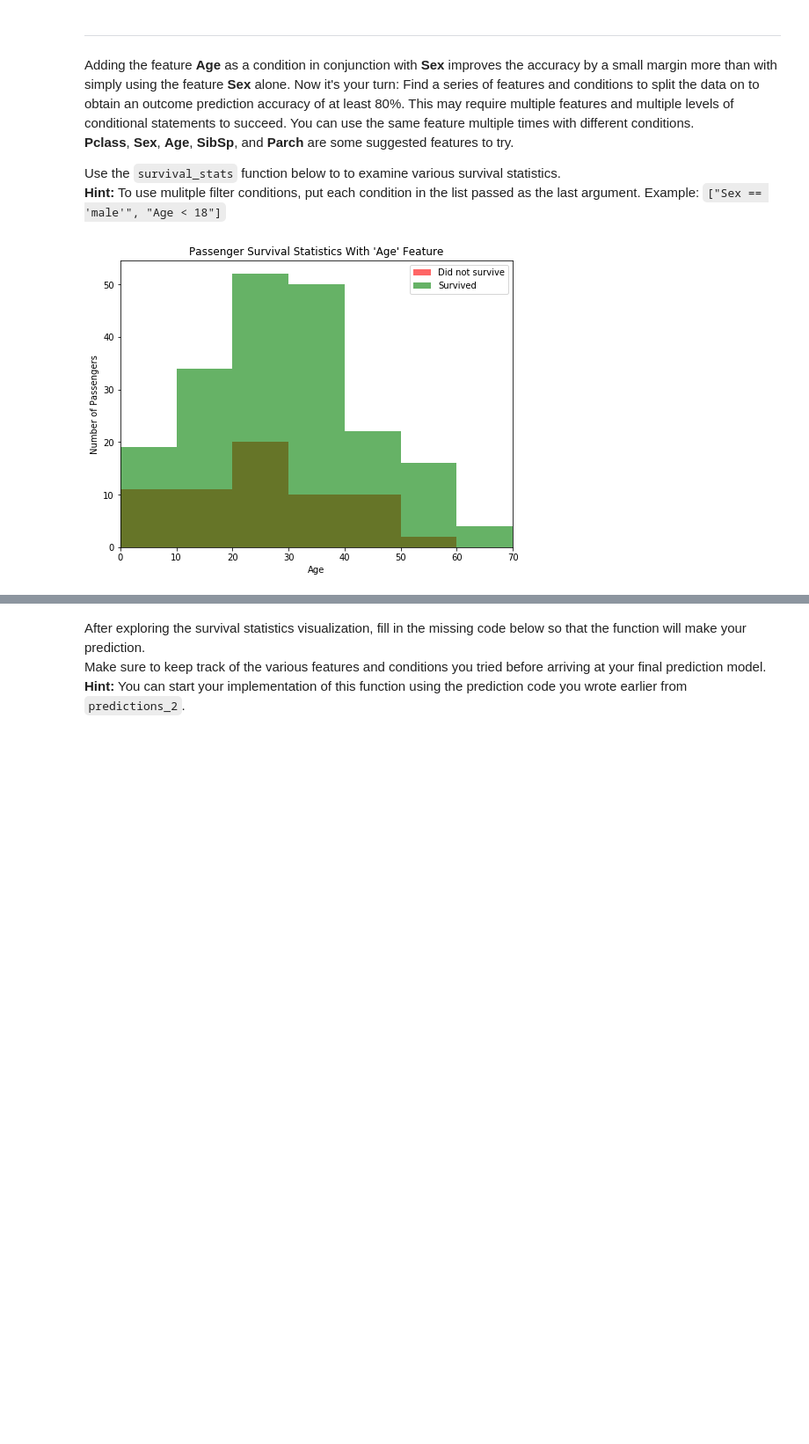
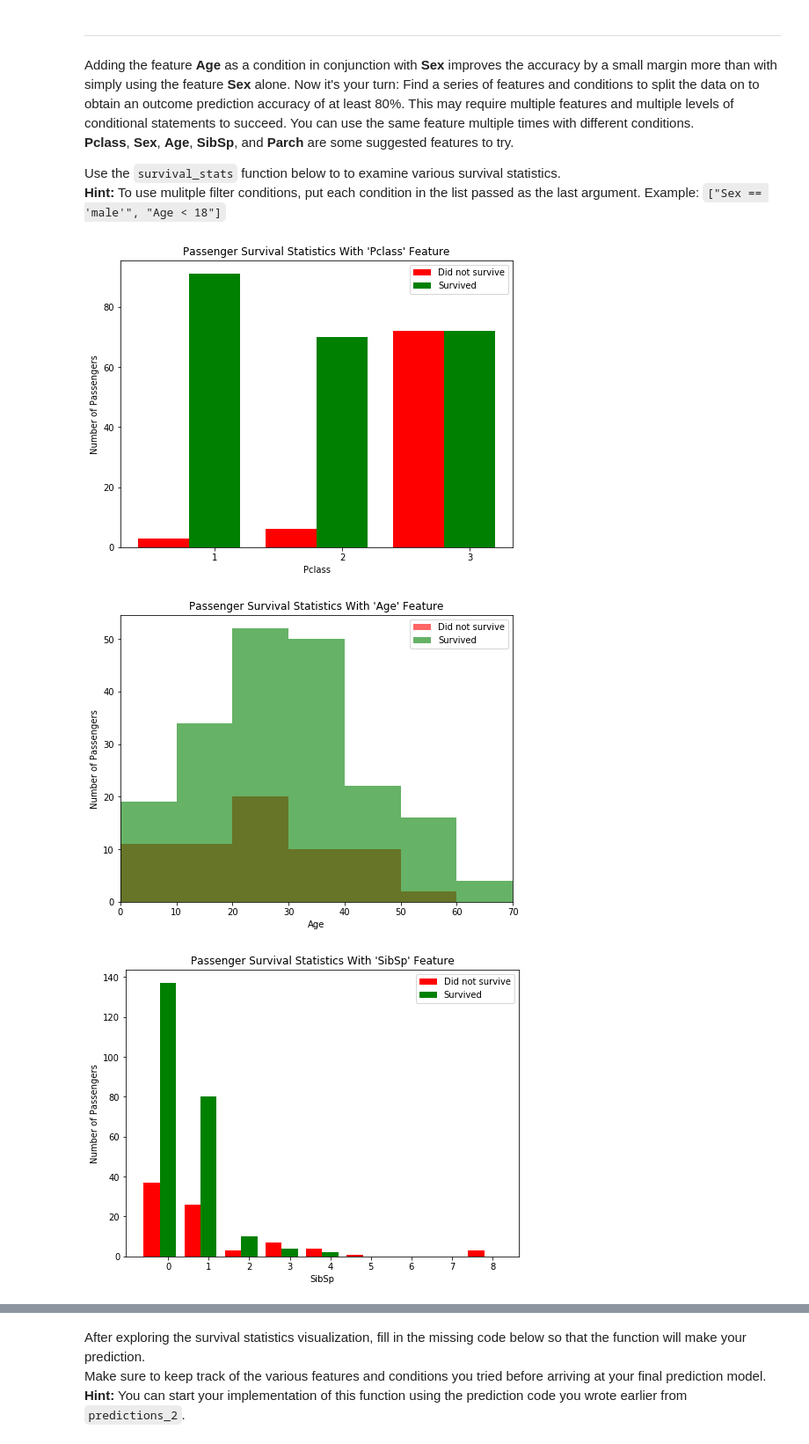
Before and after one commit to whiteh/machine-learning, a Jupyter notebook: projects/titanic_survival_exploration/titanic_survival_exploration.ipynb, the cells around one changed output, grey strips where cells are left out. Shown: that part at 88% size. Saved outputs shown, nothing was run; the diff lists cells and outputs as text; code cells hidden in the pictures; blank space fills up the shorter version.

```diff
--- a/projects/titanic_survival_exploration/titanic_survival_exploration.ipynb
+++ b/projects/titanic_survival_exploration/titanic_survival_exploration.ipynb
@@ -217,7 +217,15 @@ Adding the feature **Age** as a condition in conjunction with **Sex** improves t
 
 Use the `survival_stats` function below to to examine various survival statistics.
 **Hint:** To use mulitple filter conditions, put each condition in the list passed as the last argument. Example: `["Sex == 'male'", "Age < 18"]`
-# %%
-vs.survival_stats(data, outcomes, 'Age', ["Sex == 'female'"])
-# %% [output]
-[figure, removed]
+# %%
+## First, I looked in to features that could split the female population between survived/did not survive
+vs.survival_stats(data, outcomes, 'Pclass', ["Sex == 'female'"])
+vs.survival_stats(data, outcomes, 'Age', ["Sex == 'female'"])
+vs.survival_stats(data, outcomes, 'SibSp', ["Sex == 'female'"])
+vs.survival_stats(data, outcomes, 'Parch', ["Sex == 'female'"])
+
+## However, in each case there were few significant differentiators
+# %% [output]
+[figure, added]
+[figure, added]
+[figure, added]
```
Also changed, not shown: parts of 2 cells of this notebook, 1 other file.
